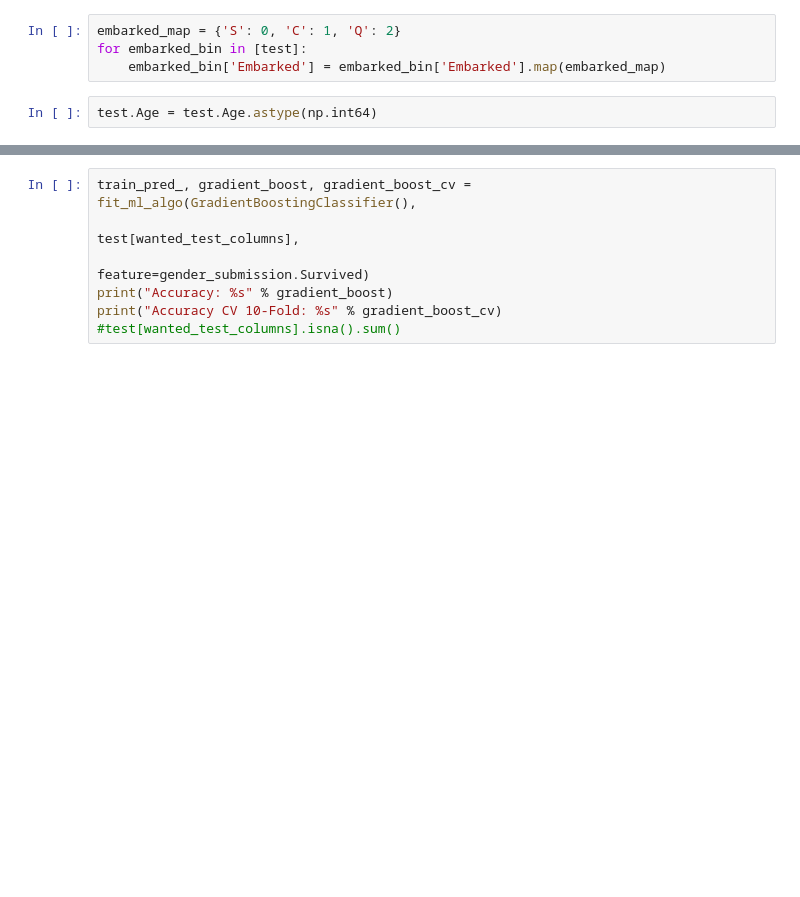
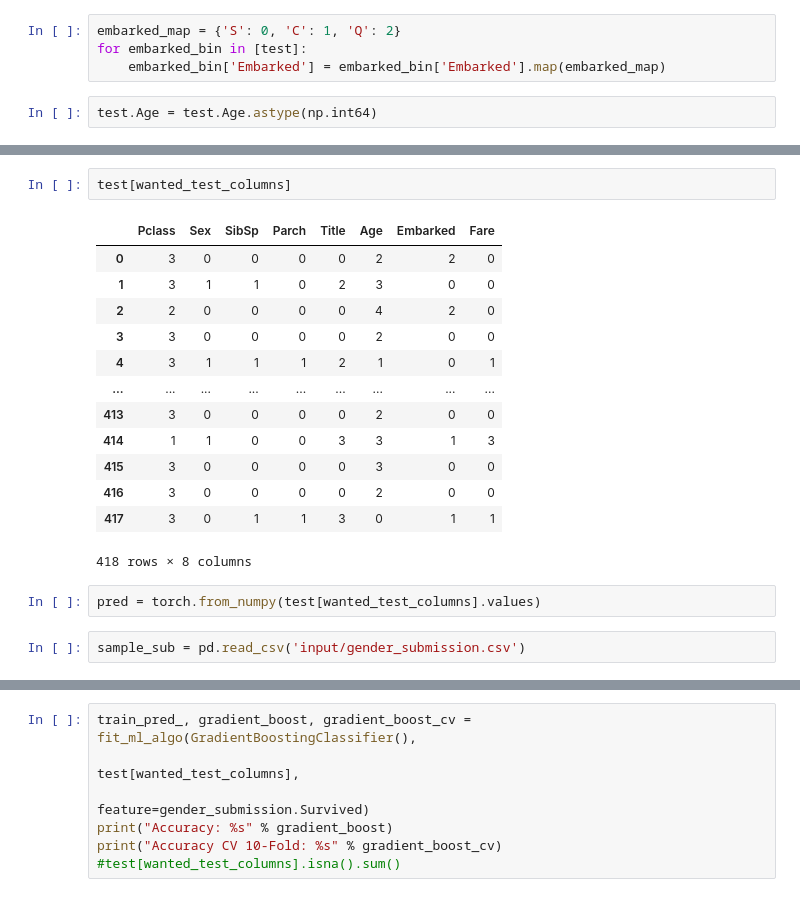
Before and after one commit to cruim/kaggle_titanic, a Jupyter notebook: test.ipynb, the cells around one changed output, grey strips where cells are left out. Cells and saved outputs as stored; diff of their text form; blank space fills up the shorter version.

```diff
--- a/test.ipynb
+++ b/test.ipynb
@@ -762,0 +811,20 @@ Index(['Pclass', 'Sex', 'SibSp', 'Parch', 'Title', 'Age', 'family_size',
+# %%
+test[wanted_test_columns]
+# %% [output]
+|  | Pclass | Sex | SibSp | Parch | Title | Age | Embarked | Fare |
+| 0 | 3 | 0 | 0 | 0 | 0 | 2 | 2 | 0 |
+| 1 | 3 | 1 | 1 | 0 | 2 | 3 | 0 | 0 |
+| 2 | 2 | 0 | 0 | 0 | 0 | 4 | 2 | 0 |
+| 3 | 3 | 0 | 0 | 0 | 0 | 2 | 0 | 0 |
+| 4 | 3 | 1 | 1 | 1 | 2 | 1 | 0 | 1 |
+| ... | ... | ... | ... | ... | ... | ... | ... | ... |
+| 413 | 3 | 0 | 0 | 0 | 0 | 2 | 0 | 0 |
+| 414 | 1 | 1 | 0 | 0 | 3 | 3 | 1 | 3 |
+| 415 | 3 | 0 | 0 | 0 | 0 | 3 | 0 | 0 |
+| 416 | 3 | 0 | 0 | 0 | 0 | 2 | 0 | 0 |
+| 417 | 3 | 0 | 1 | 1 | 3 | 0 | 1 | 1 |
+418 rows × 8 columns
+# %%
+pred = torch.from_numpy(test[wanted_test_columns].values)
+# %%
+sample_sub = pd.read_csv('input/gender_submission.csv')
```
Also changed, not shown: parts of 35 cells of this notebook, 1 other file.
